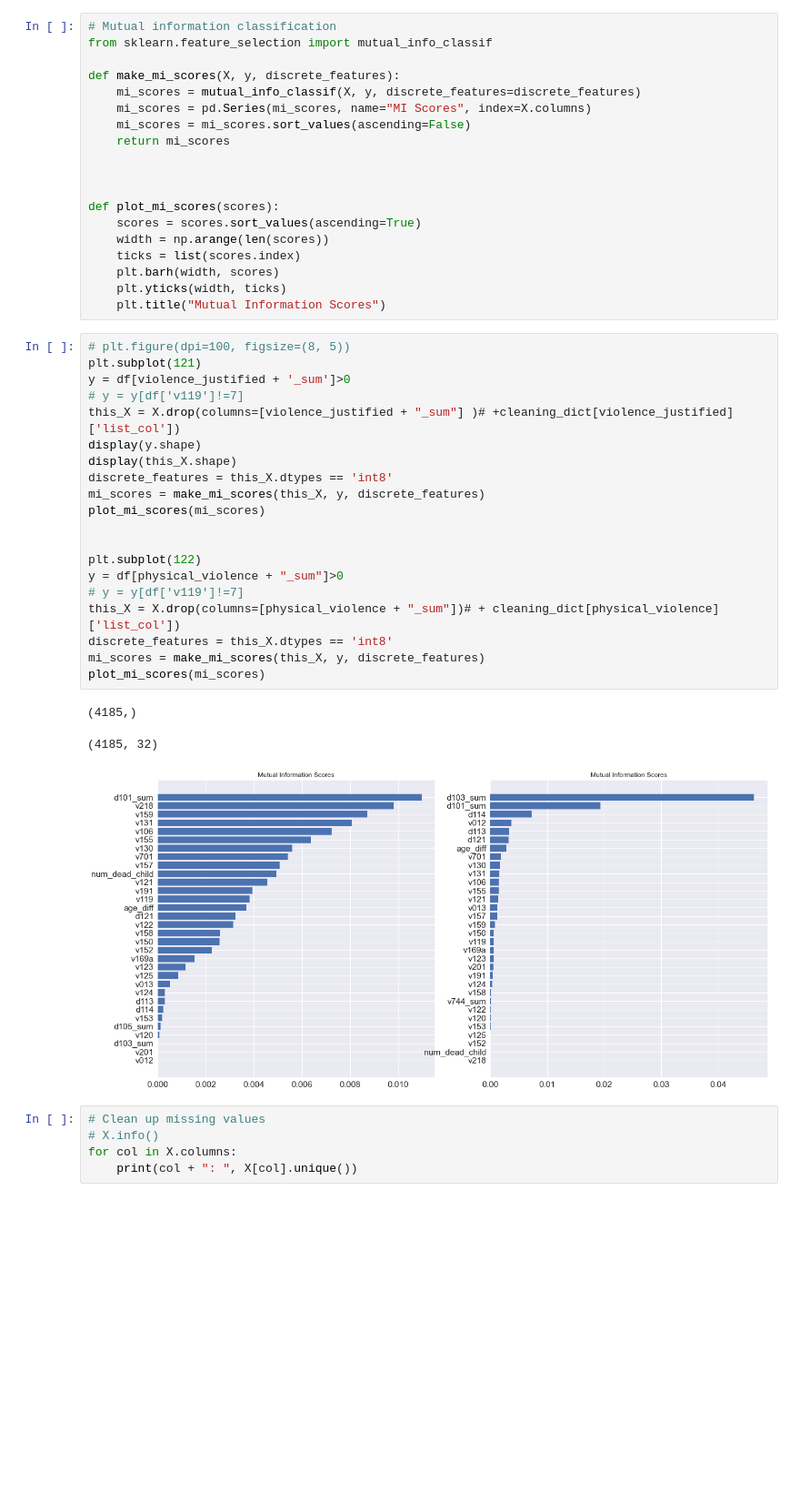
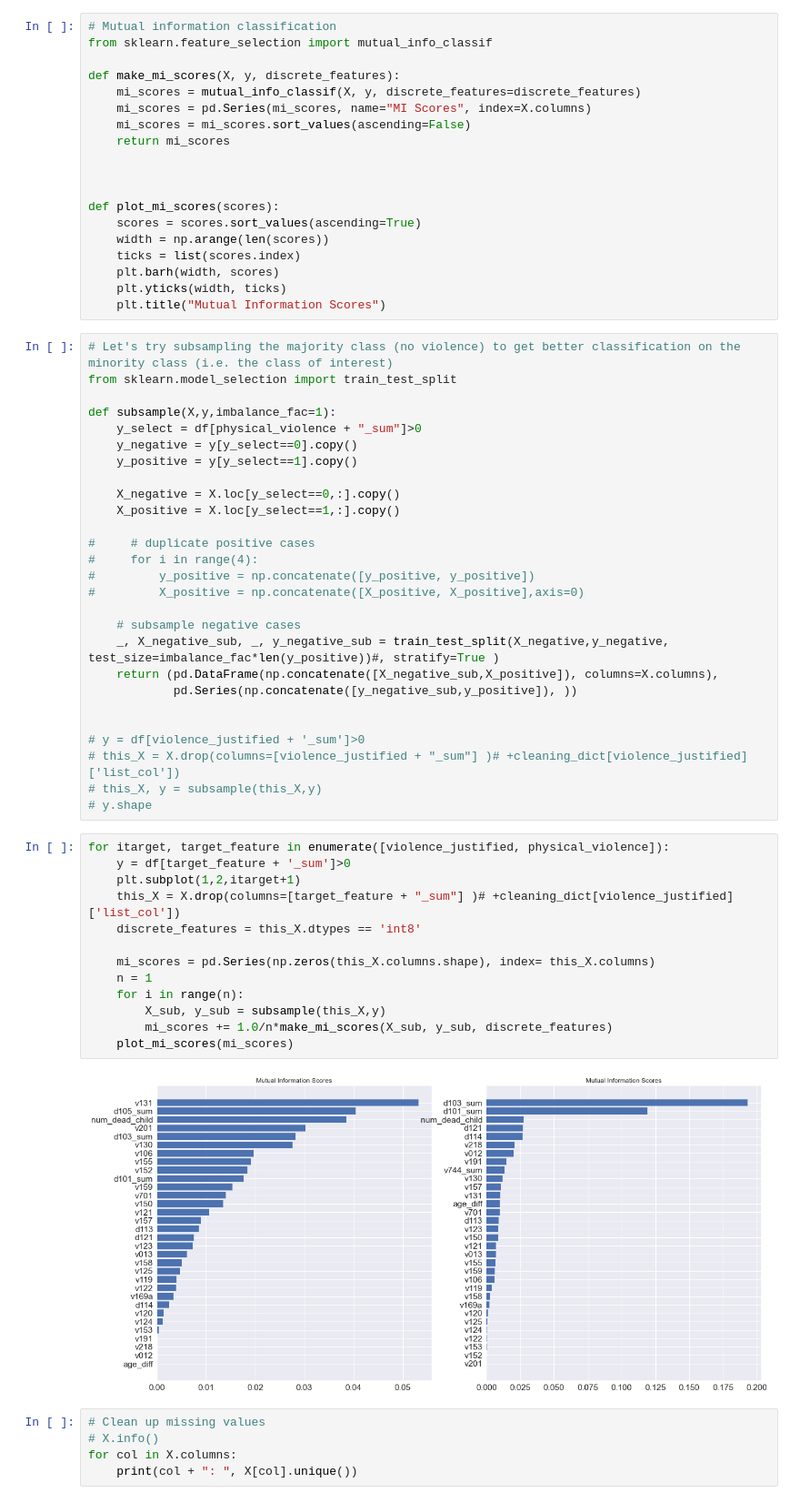
Before and after one commit to abauville/wai_hackathon_2021, a Jupyter notebook: DHS_IR.ipynb, the cells around one changed output. Shown at 91% size. Drawn from its saved outputs; the diff is of its cells as text; blank space fills up the shorter version.

Commit message:
attempt at fixing the class imbalance

```diff
--- a/DHS_IR.ipynb
+++ b/DHS_IR.ipynb
@@ -395,30 +383,48 @@ def plot_mi_scores(scores):
     plt.barh(width, scores)
     plt.yticks(width, ticks)
     plt.title("Mutual Information Scores")
-# %%
-# plt.figure(dpi=100, figsize=(8, 5))
-plt.subplot(121)
-y = df[violence_justified + '_sum']>0
-# y = y[df['v119']!=7]
-this_X = X.drop(columns=[violence_justified + "_sum"] )# +cleaning_dict[violence_justified]['list_col'])
-display(y.shape)
-display(this_X.shape)
-discrete_features = this_X.dtypes == 'int8'
-mi_scores = make_mi_scores(this_X, y, discrete_features)
-plot_mi_scores(mi_scores)
-
-
-plt.subplot(122)
-y = df[physical_violence + "_sum"]>0
-# y = y[df['v119']!=7]
-this_X = X.drop(columns=[physical_violence + "_sum"])# + cleaning_dict[physical_violence]['list_col'])
-discrete_features = this_X.dtypes == 'int8'
-mi_scores = make_mi_scores(this_X, y, discrete_features)
-plot_mi_scores(mi_scores)
-# %% [output]
-(4185,)
-(4185, 32)
-[figure, removed]
+# %%
+# Let's try subsampling the majority class (no violence) to get better classification on the minority class (i.e. the class of interest)
+from sklearn.model_selection import train_test_split
+
+def subsample(X,y,imbalance_fac=1):
+    y_select = df[physical_violence + "_sum"]>0
+    y_negative = y[y_select==0].copy()
+    y_positive = y[y_select==1].copy()
+
+    X_negative = X.loc[y_select==0,:].copy()
+    X_positive = X.loc[y_select==1,:].copy()
+
+#     # duplicate positive cases
+#     for i in range(4):
+#         y_positive = np.concatenate([y_positive, y_positive])
+#         X_positive = np.concatenate([X_positive, X_positive],axis=0)
+
+    # subsample negative cases
+    _, X_negative_sub, _, y_negative_sub = train_test_split(X_negative,y_negative, test_size=imbalance_fac*len(y_positive))#, stratify=True )
+    return (pd.DataFrame(np.concatenate([X_negative_sub,X_positive]), columns=X.columns),
+            pd.Series(np.concatenate([y_negative_sub,y_positive]), ))
+
+
+# y = df[violence_justified + '_sum']>0
+# this_X = X.drop(columns=[violence_justified + "_sum"] )# +cleaning_dict[violence_justified]['list_col'])
+# this_X, y = subsample(this_X,y)
+# y.shape
+# %%
+for itarget, target_feature in enumerate([violence_justified, physical_violence]):
+    y = df[target_feature + '_sum']>0
+    plt.subplot(1,2,itarget+1)
+    this_X = X.drop(columns=[target_feature + "_sum"] )# +cleaning_dict[violence_justified]['list_col'])
+    discrete_features = this_X.dtypes == 'int8'
+
+    mi_scores = pd.Series(np.zeros(this_X.columns.shape), index= this_X.columns)
+    n = 1
+    for i in range(n):
+        X_sub, y_sub = subsample(this_X,y)
+        mi_scores += 1.0/n*make_mi_scores(X_sub, y_sub, discrete_features)
+    plot_mi_scores(mi_scores)
+# %% [output]
+[figure, added]
 # %%
 # Clean up missing values
 # X.info()
```
Also changed, not shown: parts of 3 cells of this notebook.
